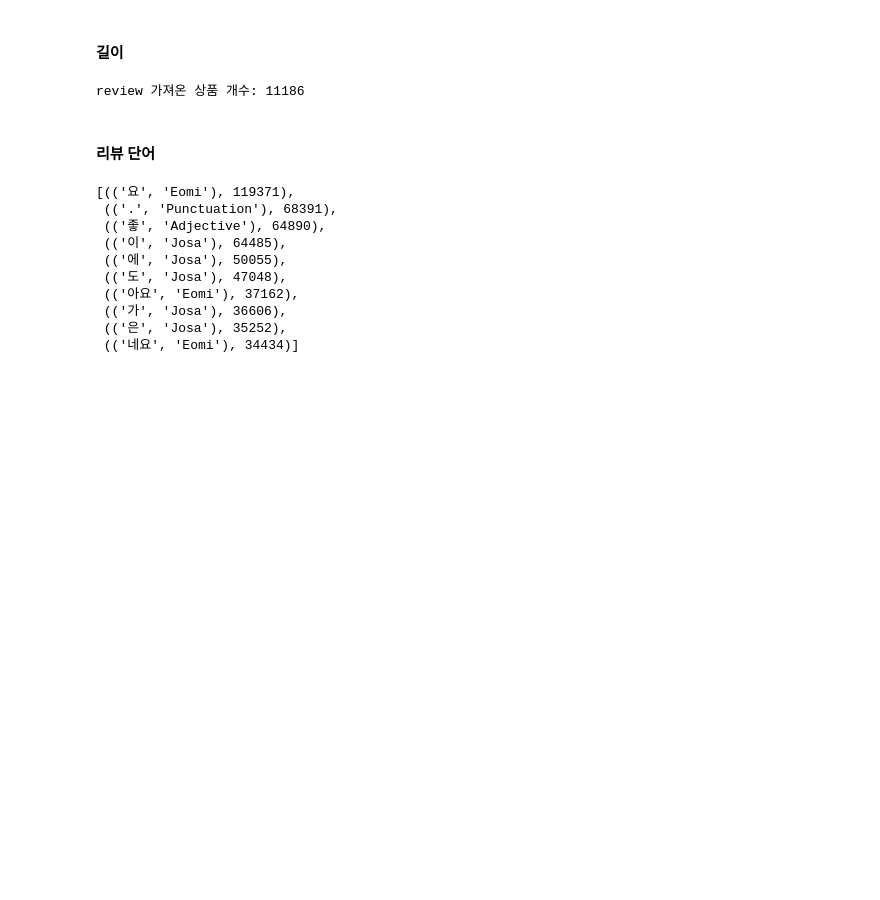
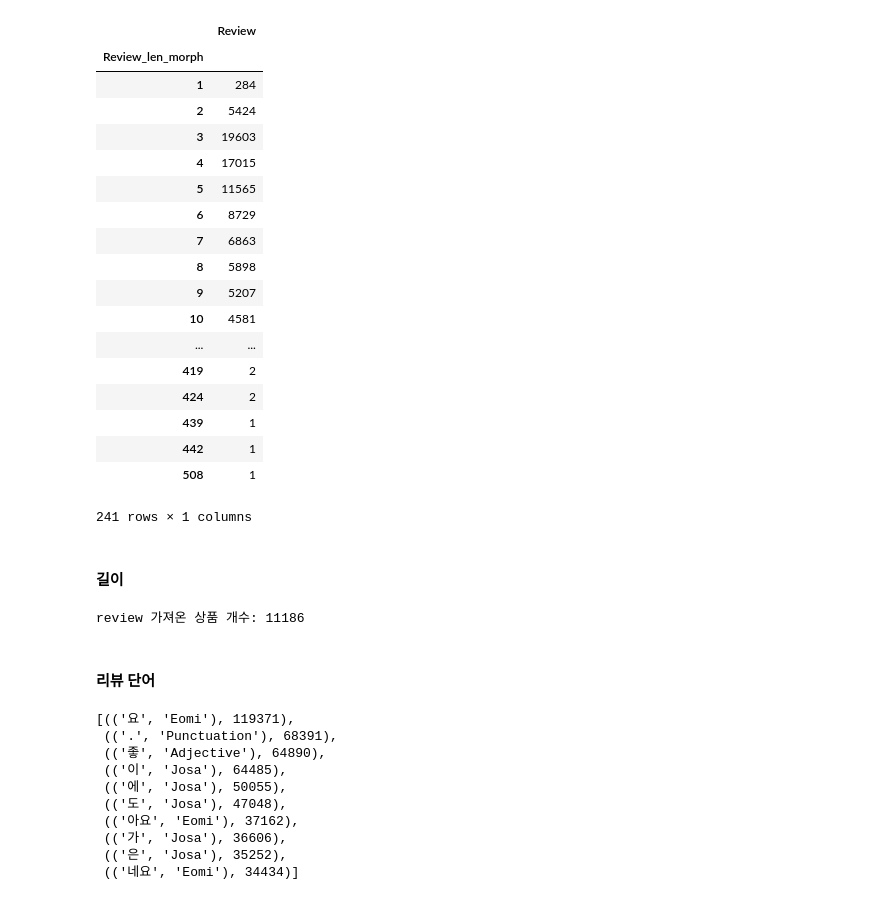
Before and after one commit to hwijeen/Generating-Product-Review-with-Attr2Seq, a Jupyter notebook: 데이터 정리 및 탐색/리뷰 탐색.ipynb, the cells around one changed output. Drawn from its saved outputs; the diff is of its cells as text; code cells hidden in the pictures; blank space fills up the shorter version.

```diff
--- a/데이터 정리 및 탐색/리뷰 탐색.ipynb
+++ b/데이터 정리 및 탐색/리뷰 탐색.ipynb
@@ -15,3 +31,25 @@ reviews_df.head()
+# %%
+reviews_df.pivot_table(index='Review_len_morph', values='Review', aggfunc=len)
+# %% [output]
+|  | Review |
+| Review_len_morph |  |
+| 1 | 284 |
+| 2 | 5424 |
+| 3 | 19603 |
+| 4 | 17015 |
+| 5 | 11565 |
+| 6 | 8729 |
+| 7 | 6863 |
+| 8 | 5898 |
+| 9 | 5207 |
+| 10 | 4581 |
+| ... | ... |
+| 419 | 2 |
+| 424 | 2 |
+| 439 | 1 |
+| 442 | 1 |
+| 508 | 1 |
+241 rows × 1 columns
 # %% [markdown]
 #### 길이
 # %%
```
Also changed, not shown: parts of 2 cells of this notebook, 6 other files.
